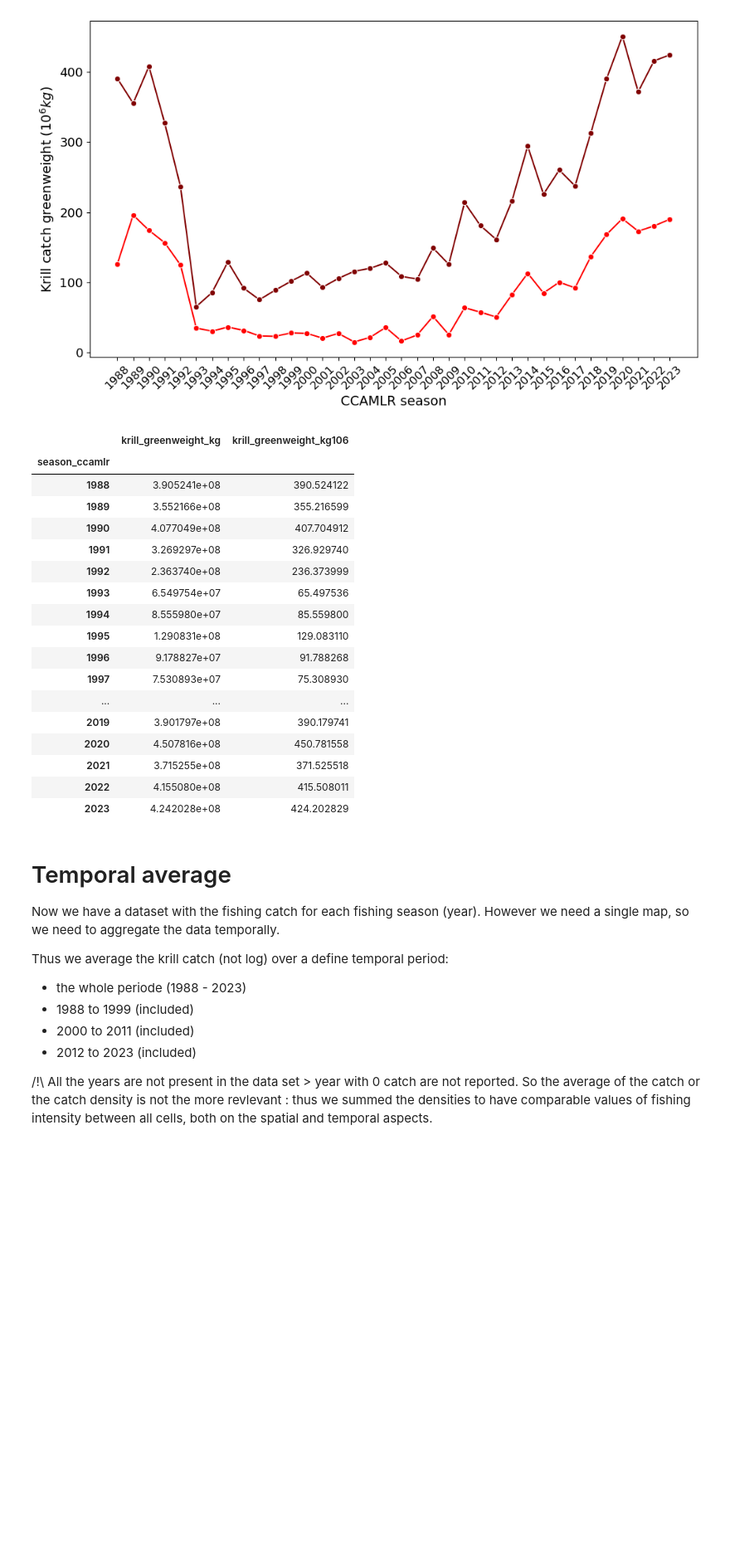
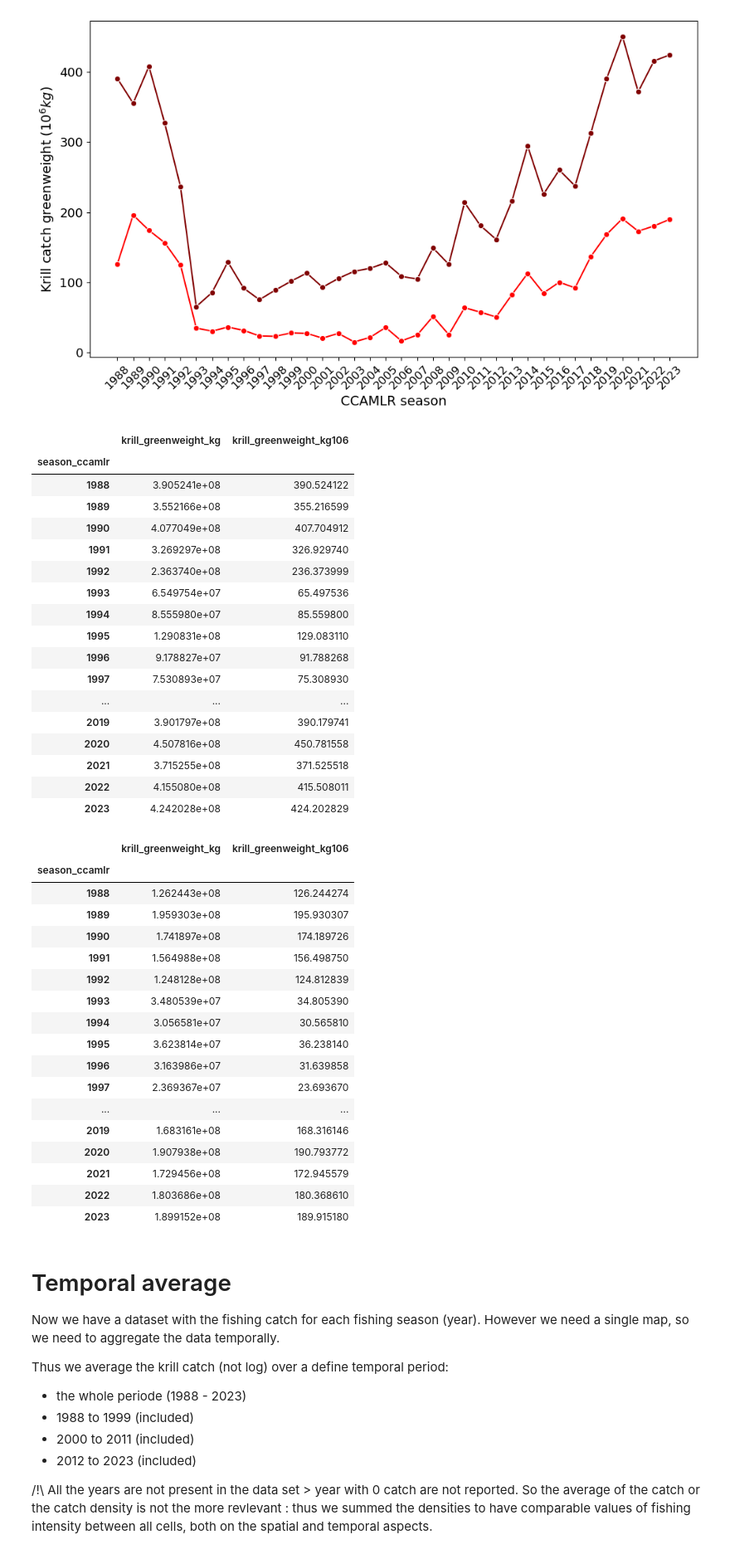
Before and after one commit to AnaelleDurfort/Key_Areas_krill_carbon_sequestration, a Jupyter notebook: data_formating/Krill_catch_data_formating_2.ipynb, the cells around one changed output. Shown at 83% size. Saved outputs shown, nothing was run; the diff lists cells and outputs as text; code cells hidden in the pictures; blank space fills up the shorter version.

```diff
--- a/data_formating/Krill_catch_data_formating_2.ipynb
+++ b/data_formating/Krill_catch_data_formating_2.ipynb
@@ -99,26 +99,44 @@ plt.show()
 # %% [output]
 [figure]
 # %%
-temp_evo
+display(temp_evo, temp_evo_summer)
 # %% [output]
 |  | krill_greenweight_kg | krill_greenweight_kg106 |
 | season_ccamlr |  |  |
 | 1988 | 3.905241e+08 | 390.524122 |
 | 1989 | 3.552166e+08 | 355.216599 |
 | 1990 | 4.077049e+08 | 407.704912 |
 | 1991 | 3.269297e+08 | 326.929740 |
 | 1992 | 2.363740e+08 | 236.373999 |
 | 1993 | 6.549754e+07 | 65.497536 |
 | 1994 | 8.555980e+07 | 85.559800 |
 | 1995 | 1.290831e+08 | 129.083110 |
 | 1996 | 9.178827e+07 | 91.788268 |
 | 1997 | 7.530893e+07 | 75.308930 |
 | ... | ... | ... |
 | 2019 | 3.901797e+08 | 390.179741 |
 | 2020 | 4.507816e+08 | 450.781558 |
 | 2021 | 3.715255e+08 | 371.525518 |
 | 2022 | 4.155080e+08 | 415.508011 |
 | 2023 | 4.242028e+08 | 424.202829 |
+|  | krill_greenweight_kg | krill_greenweight_kg106 |
+| season_ccamlr |  |  |
+| 1988 | 1.262443e+08 | 126.244274 |
+| 1989 | 1.959303e+08 | 195.930307 |
+| 1990 | 1.741897e+08 | 174.189726 |
+| 1991 | 1.564988e+08 | 156.498750 |
+| 1992 | 1.248128e+08 | 124.812839 |
+| 1993 | 3.480539e+07 | 34.805390 |
+| 1994 | 3.056581e+07 | 30.565810 |
+| 1995 | 3.623814e+07 | 36.238140 |
+| 1996 | 3.163986e+07 | 31.639858 |
+| 1997 | 2.369367e+07 | 23.693670 |
+| ... | ... | ... |
+| 2019 | 1.683161e+08 | 168.316146 |
+| 2020 | 1.907938e+08 | 190.793772 |
+| 2021 | 1.729456e+08 | 172.945579 |
+| 2022 | 1.803686e+08 | 180.368610 |
+| 2023 | 1.899152e+08 | 189.915180 |
 # %% [markdown]
 # Temporal average
 
```
Also changed, not shown: 1 other file.
